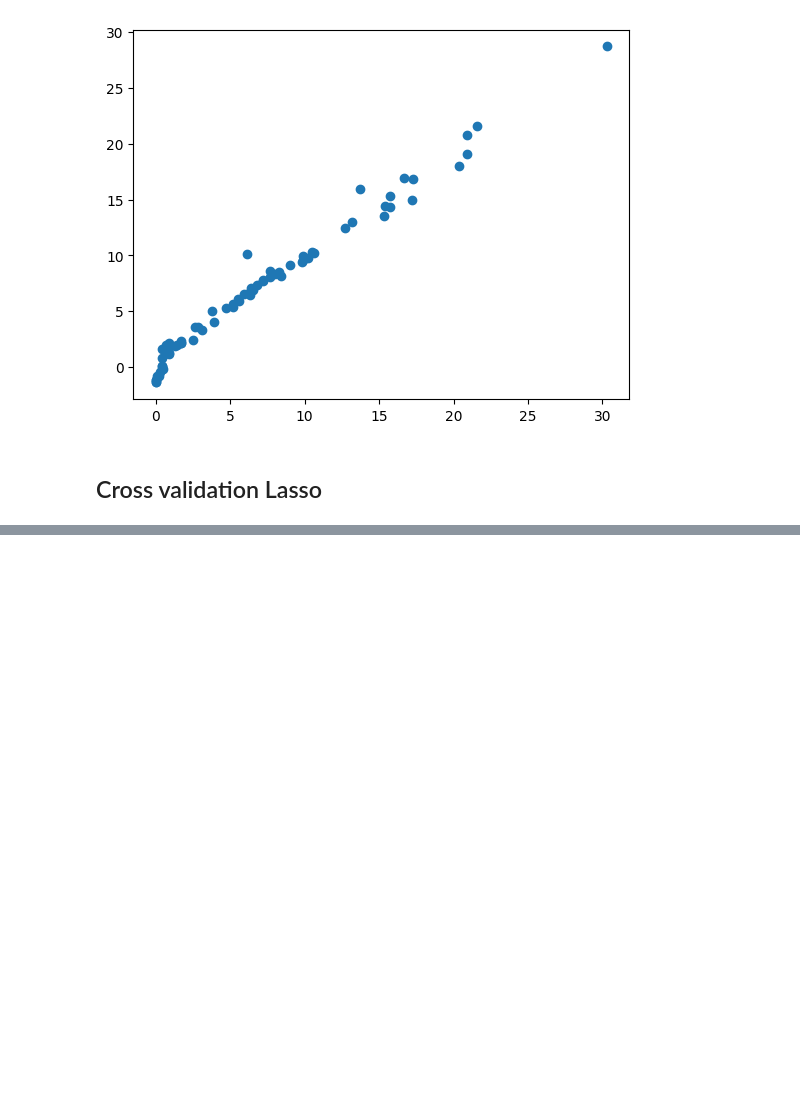
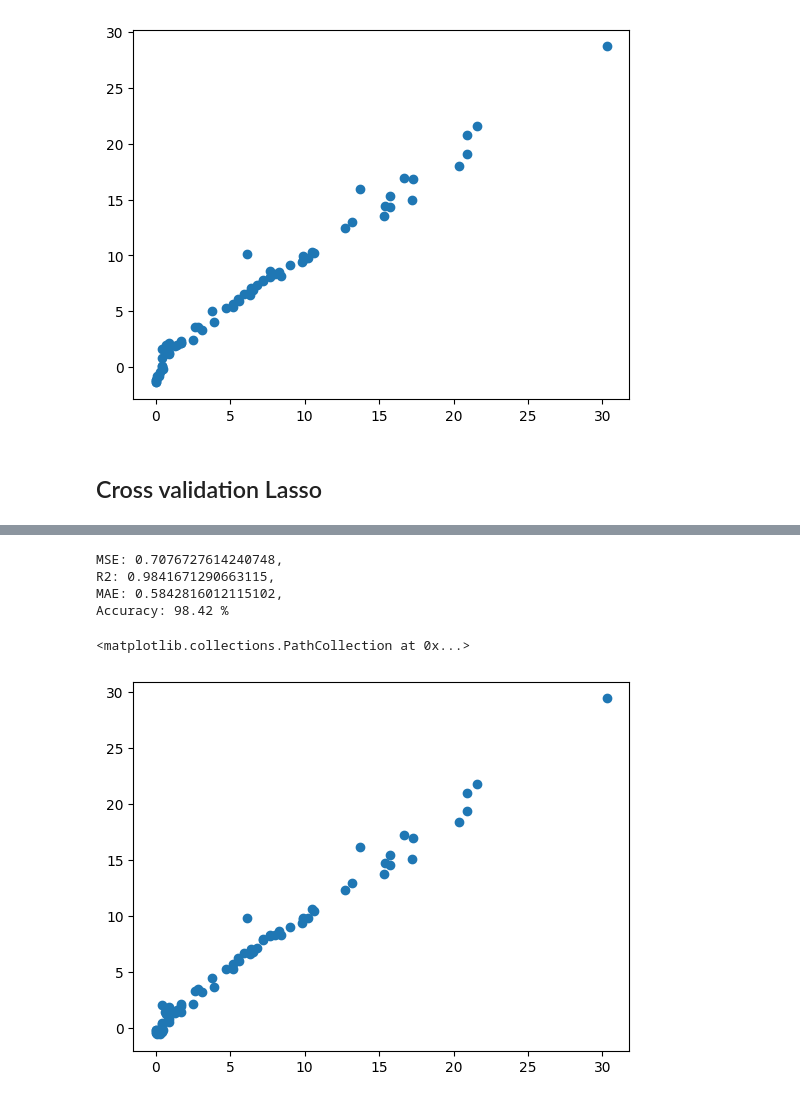
Before and after one commit to Ashok-Prajapati2/Machine-Learning, a Jupyter notebook: Projects/Forest-Fire-Prediction/model.ipynb, the cells around one changed output, grey strips where cells are left out. Saved outputs shown, nothing was run; the diff lists cells and outputs as text; code cells hidden in the pictures; blank space fills up the shorter version.

```diff
--- a/Projects/Forest-Fire-Prediction/model.ipynb
+++ b/Projects/Forest-Fire-Prediction/model.ipynb
@@ -276,4 +276,6 @@ Accuracy: 97.83 %
 ## Cross validation Lasso
 # %%
 from sklearn.linear_model import LassoCV
-lassocv = LassoCV()
+lassocv = LassoCV(cv=10, alphas=np.arange(0.1,1,0.01))
+# %%
+lassocv.fit(X_train,y_train)
@@ -279,0 +309,4 @@ lassocv = LassoCV()
+# %%
+from sklearn.linear_model import RidgeCV
+ridgecv = RidgeCV(alphas=np.arange(0.1,1,0.01), cv=5)
+ridgecv.fit(X_train, y_train)
@@ -279,0 +324,14 @@ lassocv = LassoCV()
+# %%
+score = ridgecv.score(X_test, y_test)
+mse = mean_squared_error(y_test, ridgecv.predict(X_test))
+r2 = r2_score(y_test, ridgecv.predict(X_test))
+mae = mean_absolute_error(y_test, ridgecv.predict(X_test))
+print(f'MSE: {mse},\nR2: {r2},\nMAE: {mae},\nAccuracy: {score*100:.2f} %')
+plt.scatter(y_test, ridgecv.predict(X_test))
+# %% [output]
+MSE: 0.7076727614240748,
+R2: 0.9841671290663115,
+MAE: 0.5842816012115102,
+Accuracy: 98.42 %
+<matplotlib.collections.PathCollection at 0x...>
+[figure, added]
```
Also changed, not shown: parts of 8 cells of this notebook.
